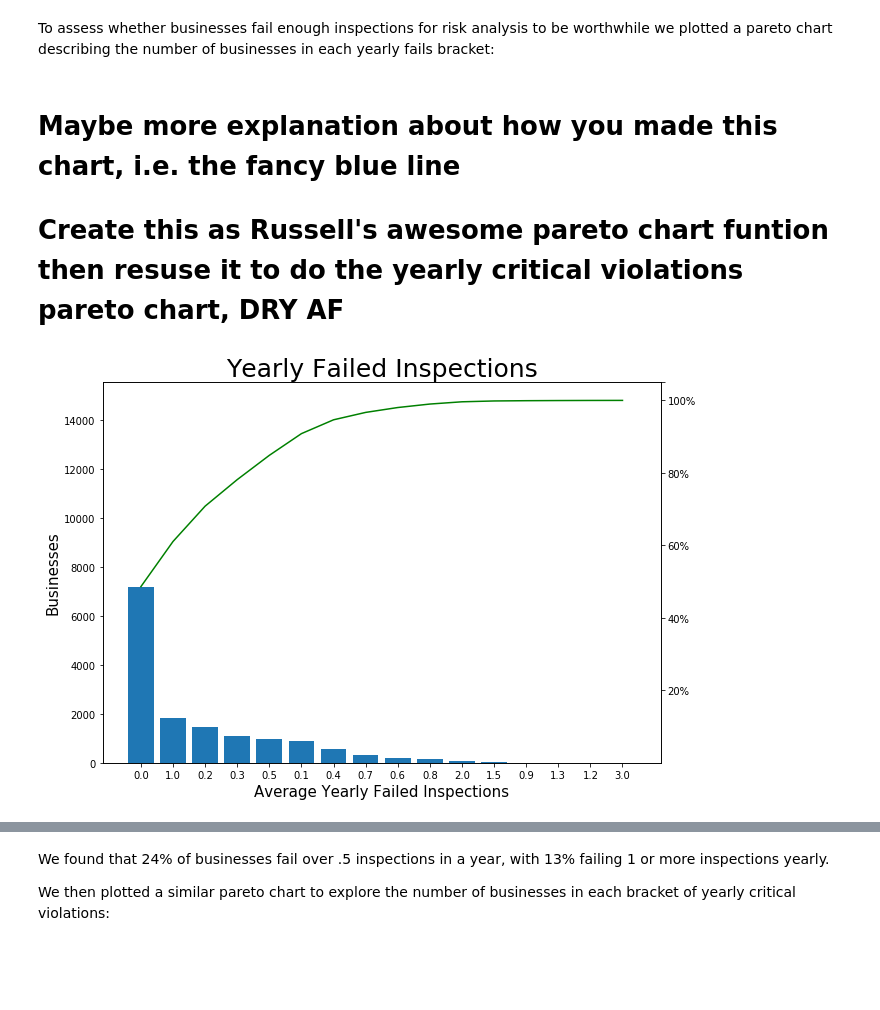
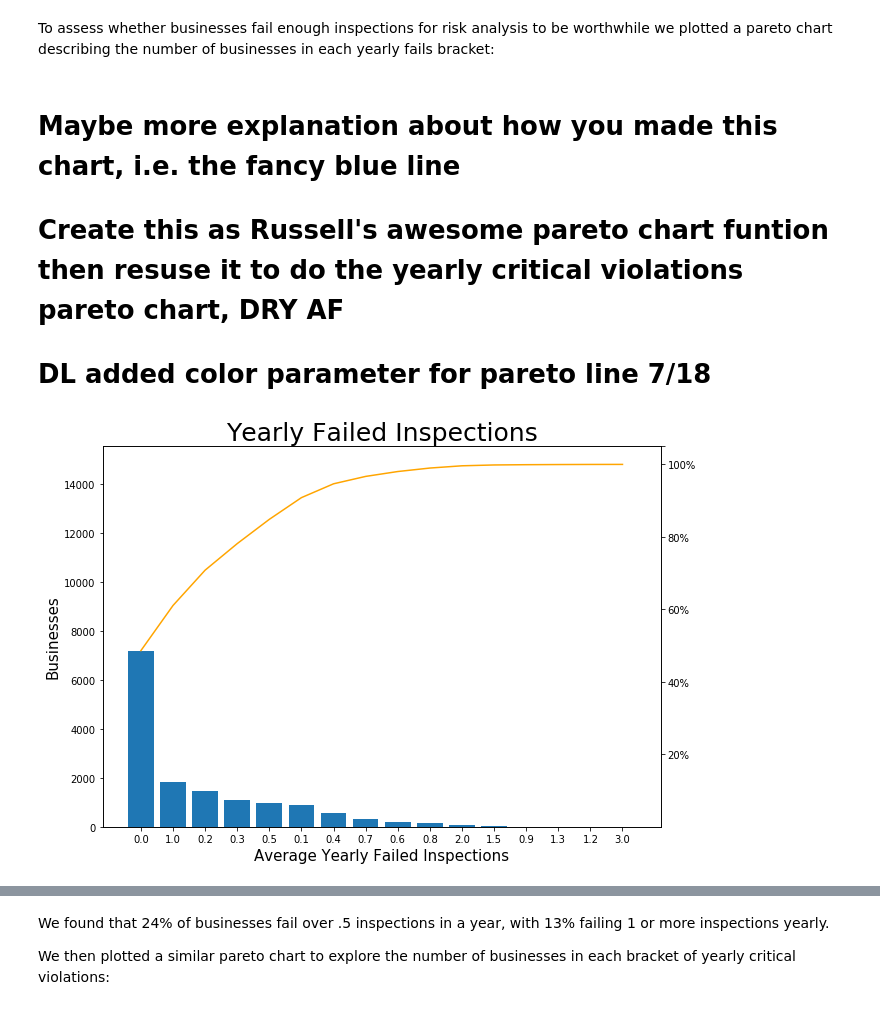
Before and after one commit to Sustainabilist/ChicagoDataAnalysis, a Jupyter notebook: REPORTS/publication_1_draft_3.ipynb, the cells around one changed output, grey strips where cells are left out. Drawn from its saved outputs; the diff is of its cells as text; code cells hidden in the pictures; blank space fills up the shorter version.

```diff
--- a/REPORTS/publication_1_draft_3.ipynb
+++ b/REPORTS/publication_1_draft_3.ipynb
@@ -493,36 +493,38 @@ To assess whether businesses fail enough inspections for risk analysis to be wor
 # Maybe more explanation about how you made this chart, i.e. the fancy blue line
 
 # Create this as Russell's awesome pareto chart funtion then resuse it to do the yearly critical violations pareto chart, DRY AF
+
+# DL added color parameter for pareto line 7/18
 # %%
 # Define function to plot pareto chart
 def plot_pareto(series, title, xlabel, ylabel, line_color):
     index = np.arange(len(series))
     fig, ax1 = plt.subplots()
     ax1.bar(index, series)
-    ax1.plot(index, series.cumsum(), color="green")
+    ax1.plot(index, series.cumsum(), color=line_color)
     ax1.set_xticks(index)
     ax1.set_xticklabels(series.index)
     ax1.set_title(title, fontsize=25)
     ax1.set_xlabel(xlabel, fontsize=15)
     ax1.set_ylabel(ylabel, fontsize=15)
     ax2 = ax1.twinx()
     ax2.set_yticks([1, 2, 3, 4, 5, 5.25])
     ax2.set_yticklabels(["%d%%"%(x*20) for x in range(1,6)])
     plt.show()
 
 # Count restaurants in each rounded yearly fails bracket
 yearly_fail_counts = businesses.yearly_fails.round(1).value_counts()
 
 # Plot pareto chart
 plt.rcParams['figure.figsize'] = (10, 7)
 plot_pareto(
     yearly_fail_counts,
     "Yearly Failed Inspections",
     "Average Yearly Failed Inspections",
-    "Businesses"
+    "Businesses", "orange"
 )
 # %% [output]
-[figure, old version]
+[figure, new version]
 # %%
 # Fraction of businesses failing .5 or more inspections yearly
 len(businesses.loc[businesses.yearly_fails >= .5]) / len(businesses)
```
Also changed, not shown: parts of 12 cells of this notebook.
